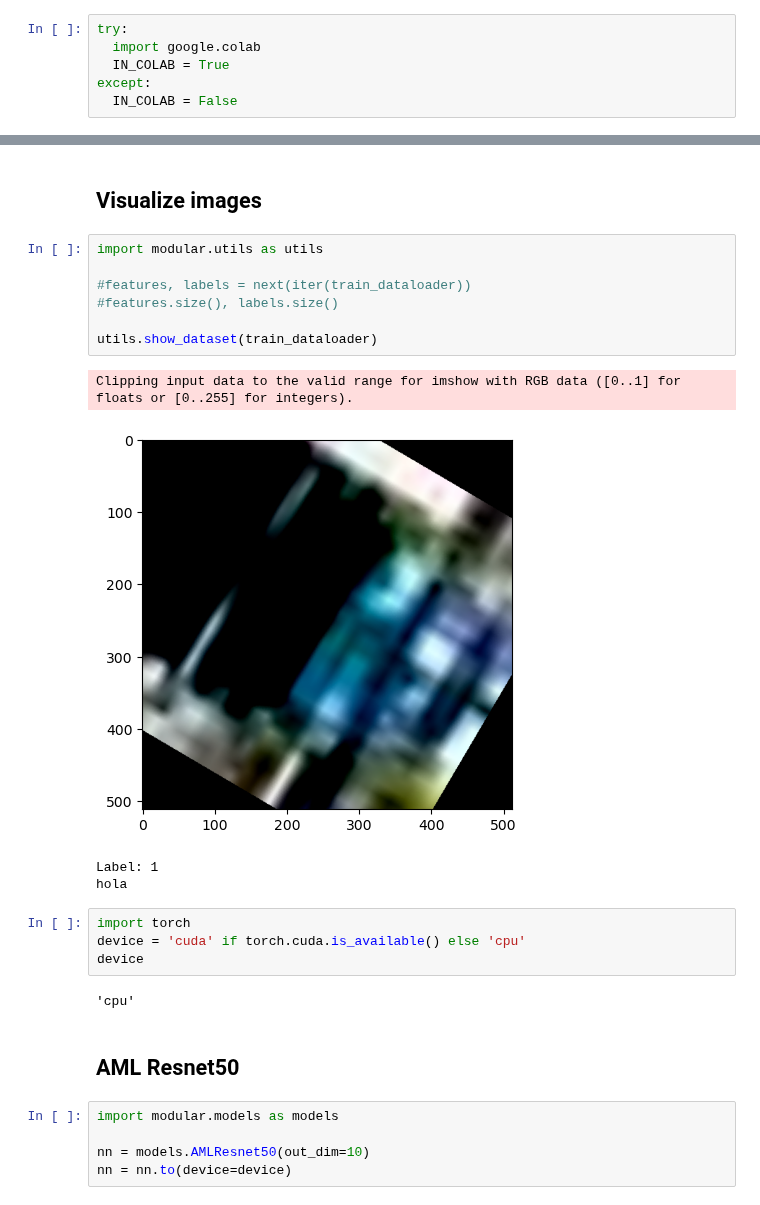
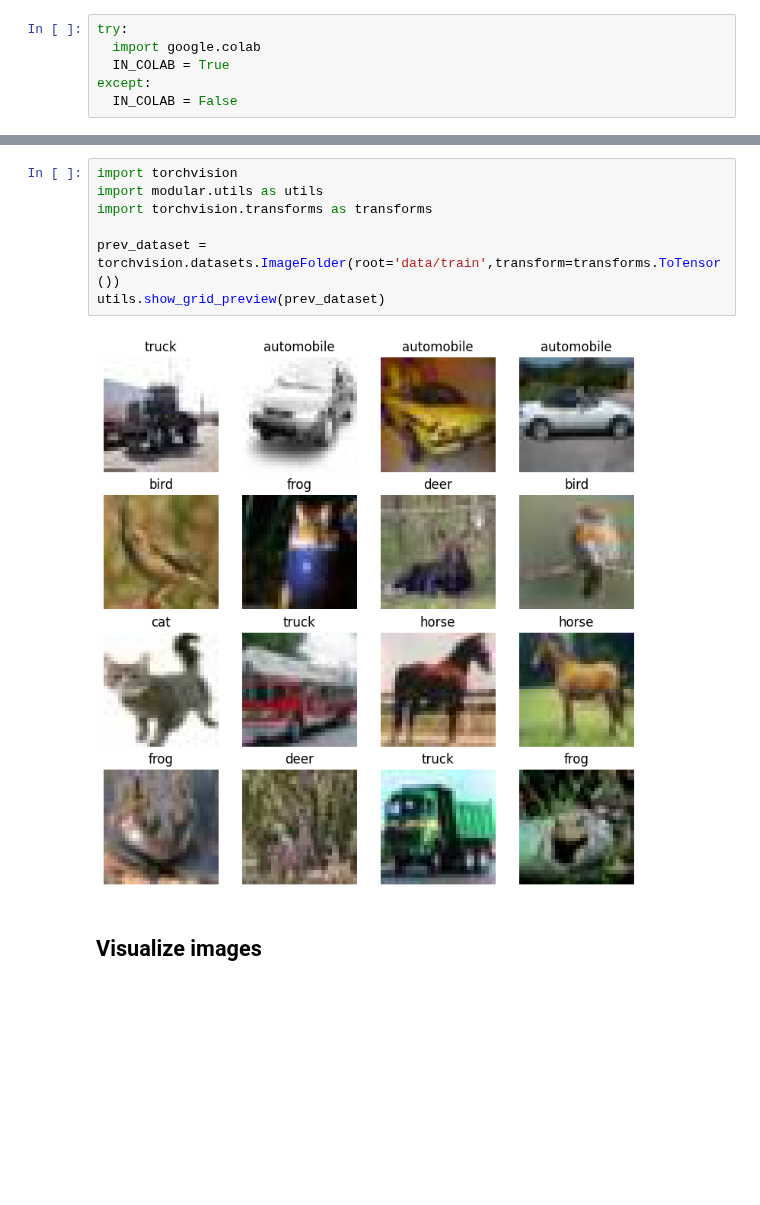
Before and after one commit to wilberquito/AMLProject, a Jupyter notebook: AMLProject_finalnotebook.ipynb, the cells around one changed output, grey strips where cells are left out. Saved outputs shown, nothing was run; the diff lists cells and outputs as text; blank space fills up the shorter version.

```diff
--- a/AMLProject_finalnotebook.ipynb
+++ b/AMLProject_finalnotebook.ipynb
@@ -112,27 +97,11 @@ train_dataloader, validate_dataloader
+# %%
+import torchvision
+import modular.utils as utils
+import torchvision.transforms as transforms
+
+prev_dataset = torchvision.datasets.ImageFolder(root='data/train',transform=transforms.ToTensor())
+utils.show_grid_preview(prev_dataset)
+# %% [output]
+[figure, added]
 # %% [markdown]
 ## Visualize images
-# %%
-import modular.utils as utils
-
-#features, labels = next(iter(train_dataloader))
-#features.size(), labels.size()
-
-utils.show_dataset(train_dataloader)
-# %% [output]
-Clipping input data to the valid range for imshow with RGB data ([0..1] for floats or [0..255] for integers).
-[figure, removed]
-Label: 1
-hola
-# %%
-import torch
-device = 'cuda' if torch.cuda.is_available() else 'cpu'
-device
-# %% [output]
-'cpu'
-# %% [markdown]
-## AML Resnet50
-# %%
-import modular.models as models
-
-nn = models.AMLResnet50(out_dim=10)
-nn = nn.to(device=device)
```
Also changed, not shown: parts of 7 cells of this notebook.
